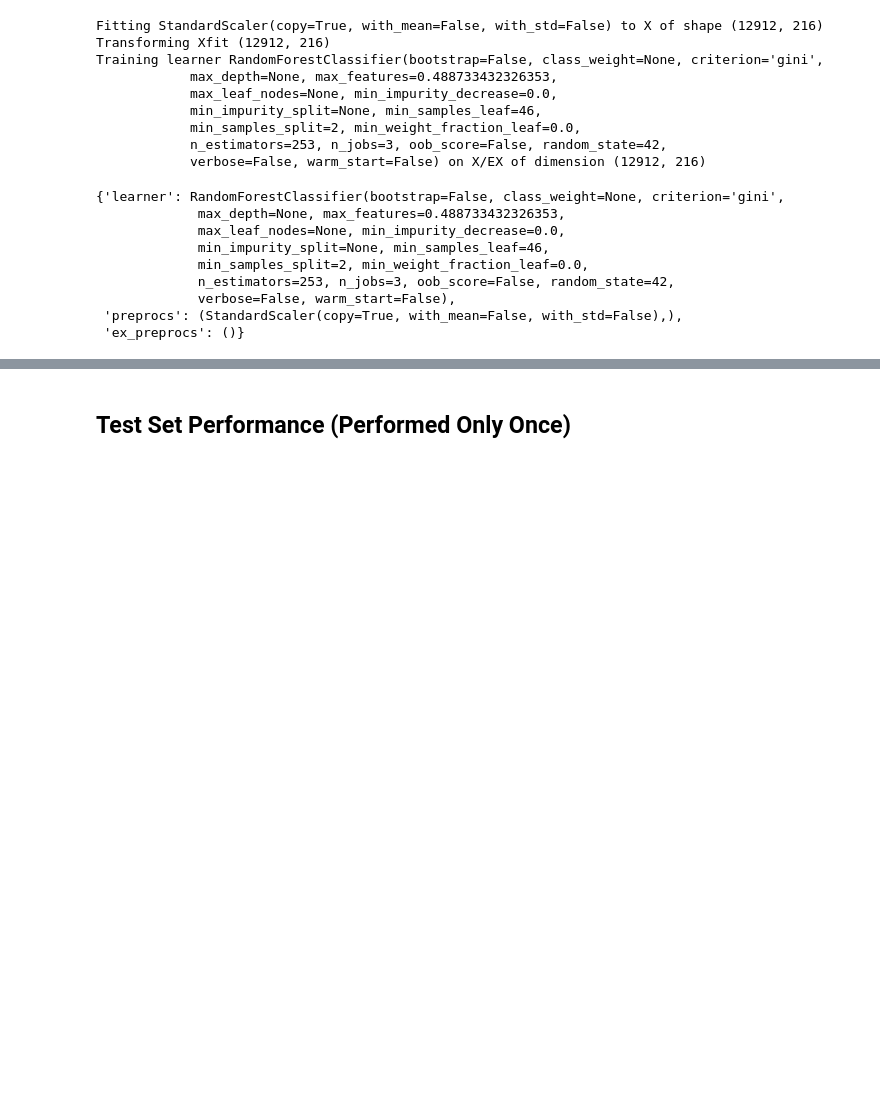
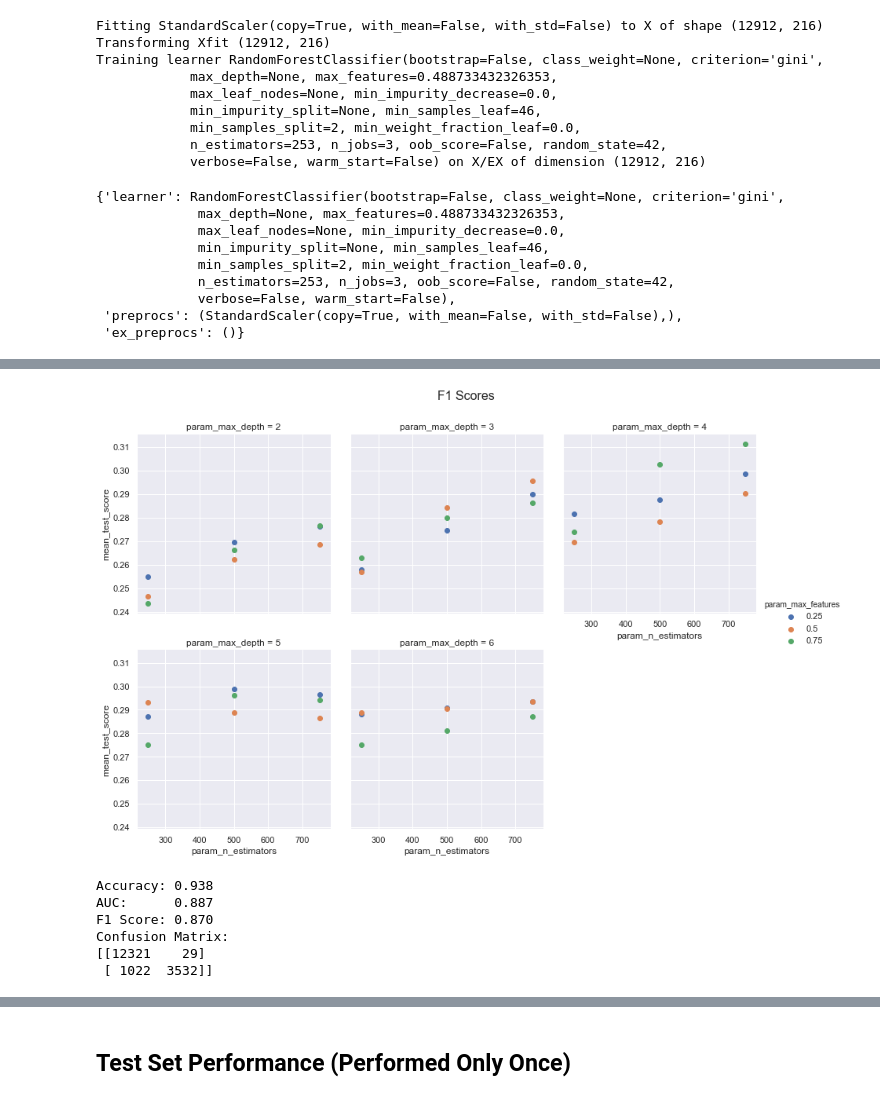
Before and after one commit to alvinjeffery/Bios8366_project, a Jupyter notebook: code/machine_learning.ipynb, the cells around one changed output, grey strips where cells are left out. Saved outputs shown, nothing was run; the diff lists cells and outputs as text; code cells hidden in the pictures; blank space fills up the shorter version.

```diff
--- a/code/machine_learning.ipynb
+++ b/code/machine_learning.ipynb
@@ -182,0 +272,6 @@ array([[2942,   14],
+# %%
+gbc = GradientBoostingClassifier(n_estimators=250,
+                                 max_features=0.5,
+                                 max_depth=5,
+                                 random_state=42)
+gbc.fit(X_train, y_train)
@@ -182,0 +306,18 @@ array([[2942,   14],
+# %%
+max_features = [0.25, 0.5, 0.75]
+n_estimators = [250, 500, 750]
+max_depth = [2, 3, 4, 5, 6]
+
+# Create the grid
+parameter_grid = {'max_features': max_features,
+                  'n_estimators': n_estimators,
+                  'max_depth': max_depth}
+# %%
+gbc = GradientBoostingClassifier(random_state=42)
+gbc_cv = model_selection.GridSearchCV(estimator=gbc,
+                                      cv=5,
+                                      n_jobs=3,
+                                      param_grid=parameter_grid,
+                                      scoring=make_scorer(f1_score))
+
+gbc_cv.fit(X_train, y_train)
@@ -182,0 +374,4 @@ array([[2942,   14],
+# %%
+df0 = pd.DataFrame(gbc_cv.cv_results_)
+df = df0[['param_max_depth', 'param_max_features', 'param_n_estimators', 'mean_test_score']]
+df.head()
@@ -182,0 +385,20 @@ array([[2942,   14],
+# %%
+g = sns.FacetGrid(df, col='param_max_depth', hue='param_max_features',
+                  col_wrap=3, height=4)
+g = (g.map(plt.scatter, 'param_n_estimators', 'mean_test_score')
+      .add_legend()
+      .fig.suptitle('F1 Scores', y=1.05, fontsize=16))
+# %% [output]
+[figure, added]
+# %%
+gbc_best = gbc_cv.best_estimator_
+gbc_best.fit(X_train_valid, y_train_valid)
+
+ml_eval(X_train_valid, y_train_valid, gbc_best)
+# %% [output]
+Accuracy: 0.938
+AUC:      0.887
+F1 Score: 0.870
+Confusion Matrix:
+[[12321    29]
+ [ 1022  3532]]
```
Also changed, not shown: parts of 38 cells of this notebook.
